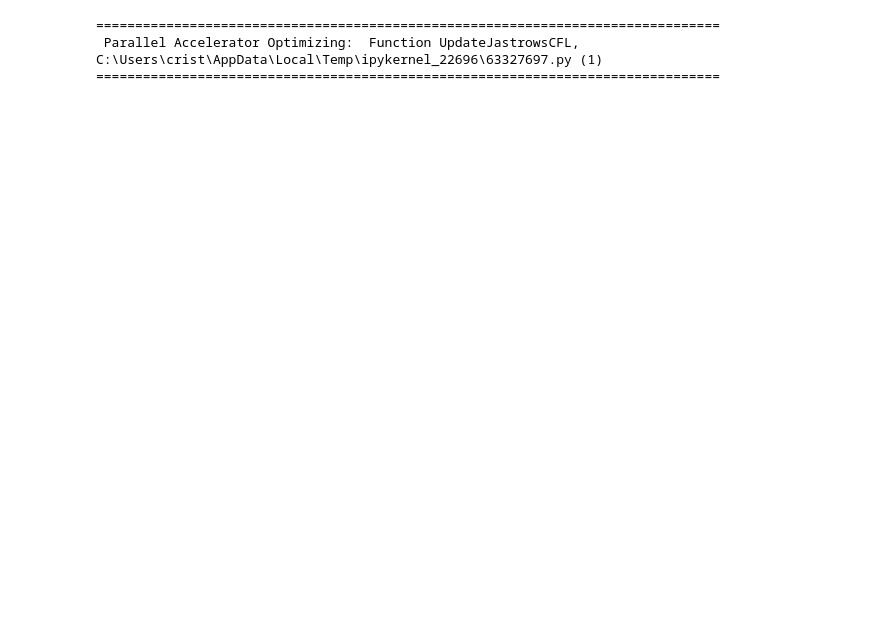
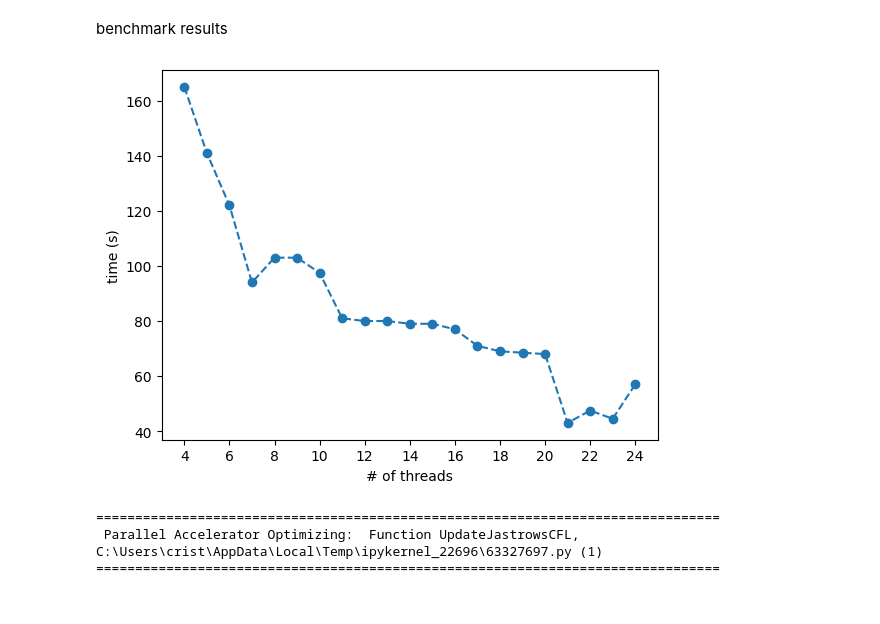
Before and after one commit to cristivoinea/MonteCarlo, a Jupyter notebook: workbook_optimisation.ipynb, the cells around one changed output. Drawn from its saved outputs; the diff is of its cells as text; code cells hidden in the pictures; blank space fills up the shorter version.

```diff
--- a/workbook_optimisation.ipynb
+++ b/workbook_optimisation.ipynb
@@ -2,6 +2,20 @@
 import numpy as np
 import matplotlib.pyplot as plt
 from numba import njit, prange
+# %% [markdown]
+benchmark results
+# %%
+threads = np.array([4, 5, 6, 7, 8, 9, 10, 11, 12, 13, 14, 15, 16, 17, 18, 19, 20, 21, 22, 23, 24])
+time = np.array([165, 141, 122, 94, 103, 103, 97.5, 81, 80, 80, 79, 79, 77, 71, 69, 68.5, 68, 43, 47.5, 44.5, 57])
+
+plt.plot(threads, time, '--', marker='o')
+plt.xticks(np.arange(4,25,2))
+plt.xlabel("# of threads")
+plt.ylabel("time (s)")
+
+plt.savefig("pycv benchmark.png", dpi=350)
+# %% [output]
+[figure, added]
 # %%
 from MonteCarloTorusSWAP import RandomConfig
 from WavefnCFL import InitialJastrowsCFL, InitialJKMatrixCFL
```
Also changed, not shown: 3 other files.
